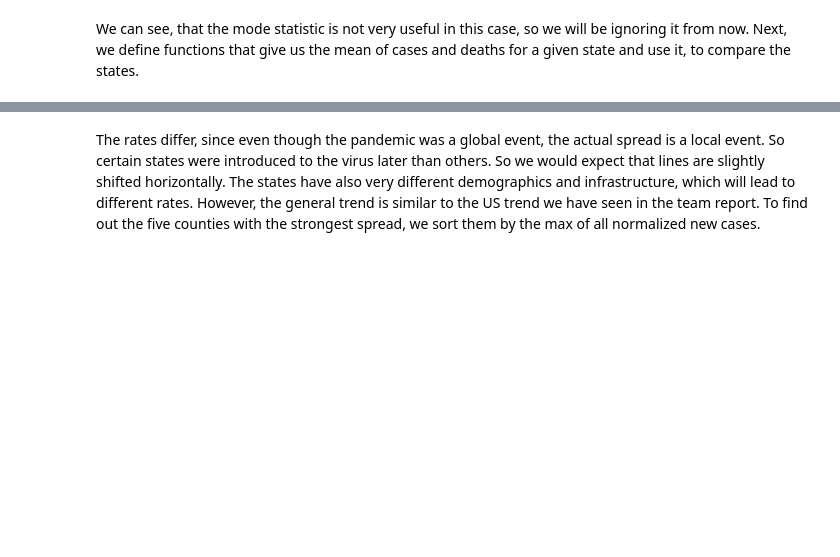
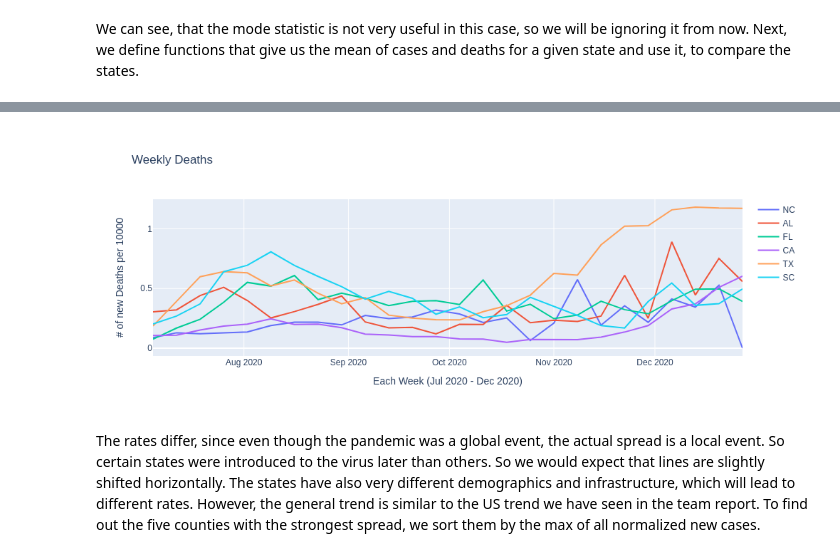
Before and after one commit to usman-z/CSC_405, a Jupyter notebook: JK/Stage_II.ipynb, the cells around one changed output, grey strips where cells are left out. Cells and saved outputs as stored; diff of their text form; code cells hidden in the pictures; blank space fills up the shorter version.

```diff
--- a/JK/Stage_II.ipynb
+++ b/JK/Stage_II.ipynb
@@ -183,5 +183,5 @@ fig.update_layout(
 
 fig.write_image("images/weekly_death_state.png")
 
-fig.show()
+Image(filename="images/weekly_death_state.png")
 # %% [output]
@@ -189,3 +188,4 @@ fig.show()
+[figure, added]
 # %% [markdown]
 The rates differ, since even though the pandemic was a global event, the actual spread is a local event. So certain states were introduced to the virus later than others. So we would expect that lines are slightly shifted horizontally. The states have also very different demographics and infrastructure, which will lead to different rates. However, the general trend is similar to the US trend we have seen in the team report. To find out the five counties with the strongest spread, we sort them by the max of all normalized new cases.
 # %%
```
Also changed, not shown: parts of 10 cells of this notebook, 8 other files.
